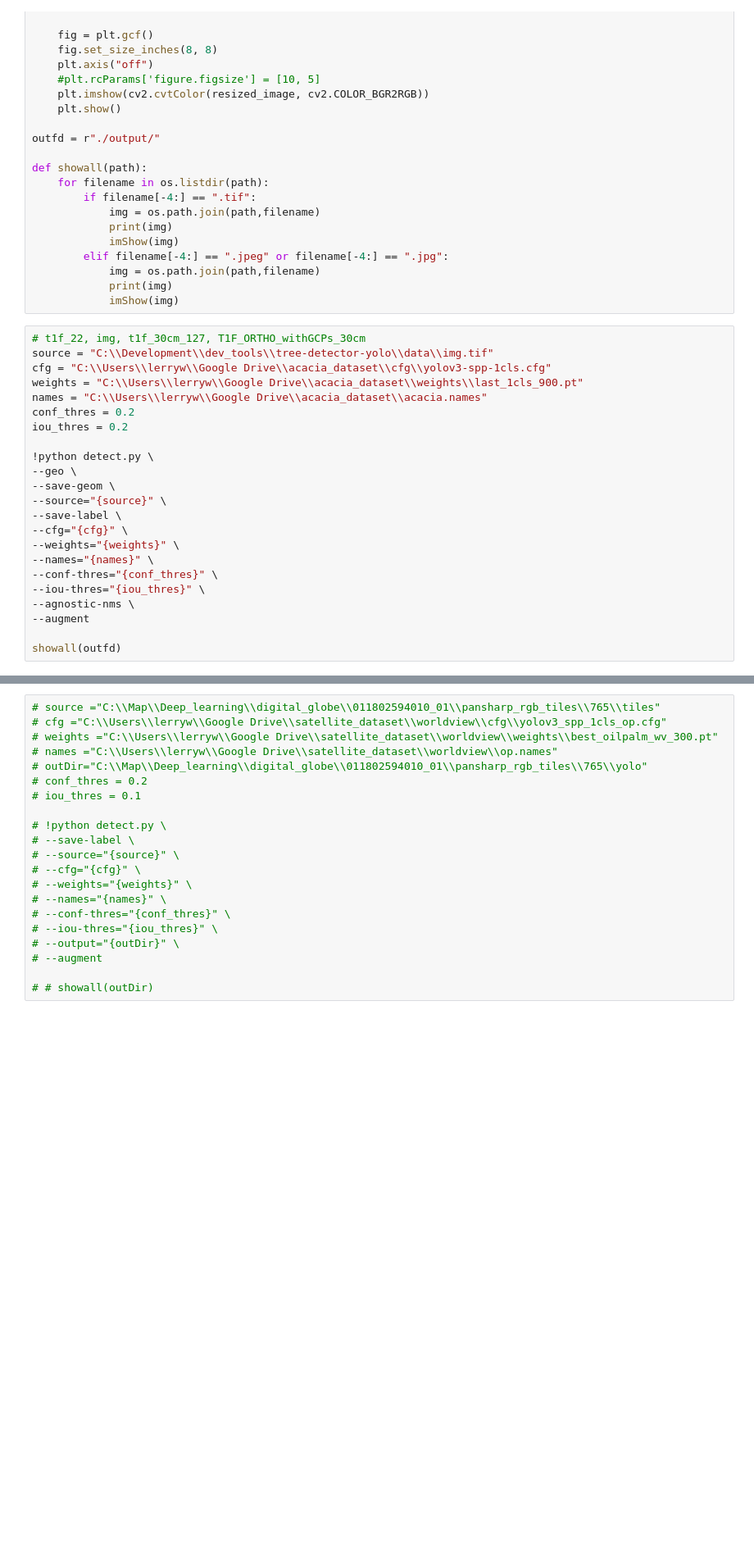
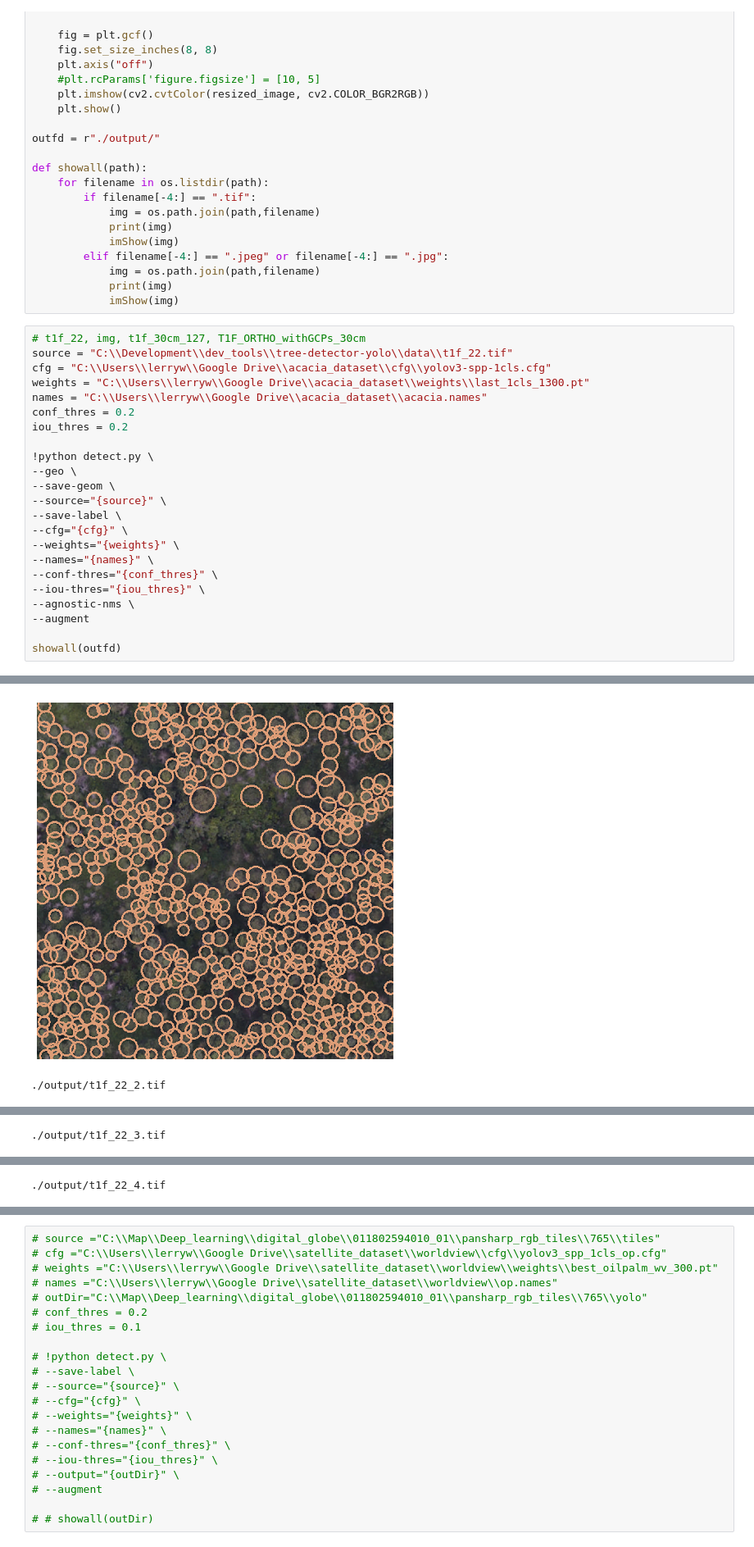
Before and after one commit to wslerry/yolov3, a Jupyter notebook: worldview.ipynb, the cells around one changed output, grey strips where cells are left out. Shown at 82% size. Cells and saved outputs as stored; diff of their text form; blank space fills up the shorter version.

```diff
--- a/worldview.ipynb
+++ b/worldview.ipynb
@@ -41,9 +43,9 @@ def showall(path):
             imShow(img)
 # %%
 # t1f_22, img, t1f_30cm_127, T1F_ORTHO_withGCPs_30cm
-source = "C:\\Development\\dev_tools\\tree-detector-yolo\\data\\img.tif"
+source = "C:\\Development\\dev_tools\\tree-detector-yolo\\data\\t1f_22.tif"
 cfg = "C:\\Users\\lerryw\\Google Drive\\acacia_dataset\\cfg\\yolov3-spp-1cls.cfg"
-weights = "C:\\Users\\lerryw\\Google Drive\\acacia_dataset\\weights\\last_1cls_900.pt"
+weights = "C:\\Users\\lerryw\\Google Drive\\acacia_dataset\\weights\\last_1cls_1300.pt"
 names = "C:\\Users\\lerryw\\Google Drive\\acacia_dataset\\acacia.names"
 conf_thres = 0.2
 iou_thres = 0.2
@@ -62,3 +64,4 @@ iou_thres = 0.2
 --augment
 
 showall(outfd)
+# %% [output]
@@ -64,0 +85,2 @@ showall(outfd)
+[figure, added]
+./output/t1f_22_2.tif
@@ -64,0 +88 @@ showall(outfd)
+./output/t1f_22_3.tif
@@ -64,0 +90 @@ showall(outfd)
+./output/t1f_22_4.tif
```
Also changed, not shown: parts of 6 cells of this notebook, 3 other files.
